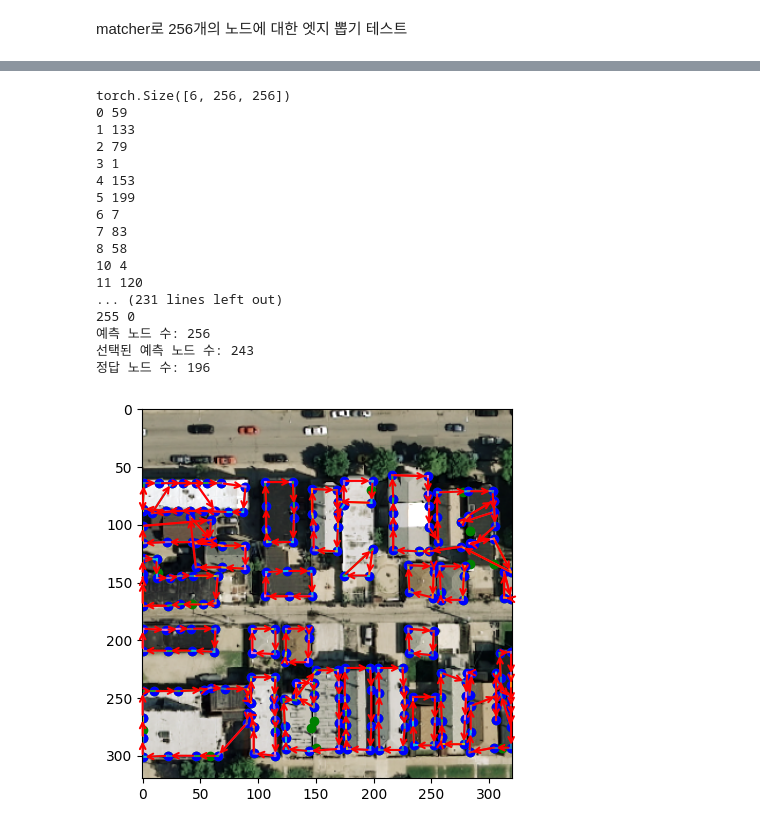
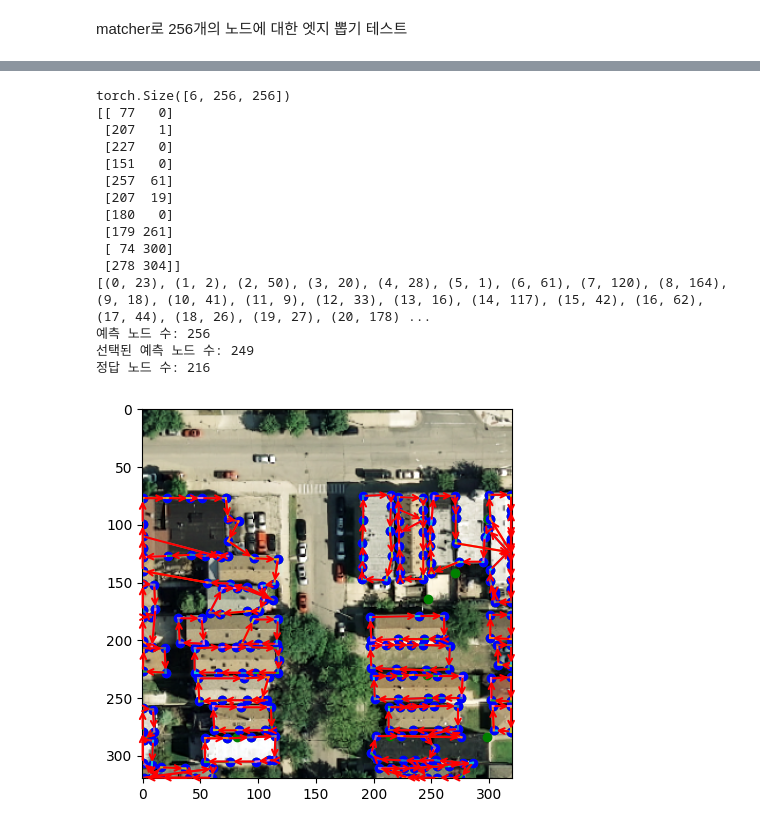
Before and after one commit to tmits37/relationformer, a Jupyter notebook: test_inference_TopDiG.ipynb, the cells around one changed output, grey strips where cells are left out. Drawn from its saved outputs; the diff is of its cells as text; code cells hidden in the pictures.

```diff
--- a/test_inference_TopDiG.ipynb
+++ b/test_inference_TopDiG.ipynb
@@ -256,11 +298,13 @@ torch.Size([6, 3, 300, 300])
 TopDiG, 백본 ckpt 불러오기
 # %%
 config_file = "/nas/tsgil/TopDiG_train/runs/baseline_TopDiG_train_epoch20_sinkhorn_diag_10/config.yaml"
+# config_file = "/nas/tsgil/relationformer/configs/TopDiG_train.yaml"
 config_file2 = "configs/inria_pretrain.yaml"
 ckpt_backbone_path = "/nas/tsgil/gil/picked_backbone/epochs_130_5e-6.pth"
 # ckpt_path = "/nas/tsgil/relationformer/work_dirs/TopDiG_train/runs/baseline_TopDiG_train_epoch20_weighted_ce_10/models/epochs_20.pth"
+ckpt_path = "/nas/tsgil/TopDiG_train/runs/baseline_TopDiG_train_epoch20_sinkhorn_diag_10/models/epochs_20.pth"
 # ckpt_path = "/nas/tsgil/relationformer/work_dirs/TopDiG_train/runs/baseline_TopDiG_train_epoch20_diag_weight_10/models/epochs_20.pth"
-ckpt_path = "/nas/tsgil/TopDiG_train/runs/baseline_TopDiG_train_epoch20_sinkhorn_diag_10/models/epochs_4.pth"
+# ckpt_path = "/nas/tsgil/TopDiG_train/runs/baseline_TopDiG_train_epoch20_sinkhorn_diag_10/models/epochs_4.pth"
 
 with open(config_file) as f:
     config = yaml.load(f, Loader=yaml.FullLoader)
@@ -276,24 +320,6 @@ checkpoint = torch.load(ckpt_backbone_path, map_location='cpu')
 print(checkpoint['model_state_dict'].keys())
 print(model.state_dict().keys())
 
-# 파라미터 동일한지 판별
-# test = True
-# for key in checkpoint['model_state_dict'].keys():
-#     if not torch.equal(model.state_dict()[f'backbone.{key}'],checkpoint['model_state_dict'][key]):
-#         print('N')
-#         test = False
-# print(test)
-# test = True
-# for key in checkpoint['model_state_dict'].keys():
-#     if not torch.equal(model.backbone.state_dict()[key],checkpoint['model_state_dict'][key]):
-#         print('N')
-#         test = False
-# print(test)
-# if torch.equal(model.state_dict()['backbone.encoder.RRCNN1.RCNN.0.conv.0.weight'], checkpoint['model_state_dict']['encoder.RRCNN1.RCNN.0.conv.0.weight']):
-#     print('Y')
-# if torch.equal(model.backbone.state_dict()['encoder.RRCNN1.RCNN.0.conv.0.weight'], checkpoint['model_state_dict']['encoder.RRCNN1.RCNN.0.conv.0.weight']):
-#     print('Y')
-
 checkpoint2 = torch.load(ckpt_path, map_location='cpu')
 missing_keys, unexpected_keys = model.load_state_dict(checkpoint2['model_state_dict'], strict=False) # 여기서 TopDiG 학습한 체크포인트 로드
 unexpected_keys = [k for k in unexpected_keys if not (k.endswith('total_params') or k.endswith('total_ops'))]
@@ -317,5 +343,7 @@ with torch.no_grad():
     out = model(images)
 scores1, scores2 = out['scores1'], out['scores2']
 htm_TopDiG, nms_TopDiG = out['pred_heatmaps'], (out['pred_nodes']*320)
+nms_TopDiG = nms_TopDiG.type(torch.int)
 print(htm_TopDiG[1].unique())
+print(nms_TopDiG[1])
 # %% [output]
@@ -367,8 +410,6 @@ tensor([-12.7854, -12.3932, -12.2332,  ...,  -0.5824,  -0.4854,  -0.1582],
        device='cuda:0')
 # %%
-idx_of_batch = 5
-
-
+idx_of_batch = 1
 
 scores = scores1.sigmoid() + scores2.transpose(1,2).sigmoid()
 # # scores = scores1 + scores2
@@ -381,51 +422,50 @@ permu = scores_to_permutations(scores)
 print(permu.shape)
 mat = permu[idx_of_batch].numpy()
 edges = []
 for i in range(len(mat)):
     for j in range(len(mat)):
         if mat[i][j] == 1:
             if i != j:
-                print(i, j)
+                # print(i, j)
                 edges.append((i,j))
-nodes = nms_TopDiG[1].detach().cpu().numpy()
+nodes = nms_TopDiG.detach().cpu().numpy()
 image = images[idx_of_batch].detach().cpu().numpy().transpose(1,2,0)
 nodes = nodes[idx_of_batch]
-# print(nodes)
+print(nodes[:10])
+print(edges)
 
 print("예측 노드 수:", len(nodes))
 print("선택된 예측 노드 수:", len(edges))
 print("정답 노드 수:", len(data[2][1].detach().cpu().numpy()))
 
 # Visualize
 plt.imshow(min_max_normalize(image, 0.5))
 plt.scatter(nodes[:,1], nodes[:,0], color='g')
 for x, _ in edges:
     plt.scatter(nodes[x][1], nodes[x][0], color='b')
 for e in edges:
     connect = np.stack([nodes[e[0]], nodes[e[1]]], axis=0)
     plt.plot(connect[:,1], connect[:,0])
     plt.annotate("", xy=nodes[e[0]][::-1], xytext=nodes[e[1]][::-1],
                 arrowprops=dict(arrowstyle="->", lw=1.5, color='r'))
 
 plt.show()
 # %% [output]
 torch.Size([6, 256, 256])
-0 59
-1 133
-2 79
-3 1
-4 153
-5 199
-6 7
-7 83
-8 58
-10 4
-11 120
-... (231 lines left out)
-255 0
+[[ 77   0]
+ [207   1]
+ [227   0]
+ [151   0]
+ [257  61]
+ [207  19]
+ [180   0]
+ [179 261]
+ [ 74 300]
+ [278 304]]
+[(0, 23), (1, 2), (2, 50), (3, 20), (4, 28), (5, 1), (6, 61), (7, 120), (8, 164), (9, 18), (10, 41), (11, 9), (12, 33), (13, 16), (14, 117), (15, 42), (16, 62), (17, 44), (18, 26), (19, 27), (20, 178) ...
 예측 노드 수: 256
-선택된 예측 노드 수: 243
-정답 노드 수: 196
+선택된 예측 노드 수: 249
+정답 노드 수: 216
-[figure, old version]
+[figure, new version]
 # %%
 plt.imshow(scores1[1].sigmoid().cpu().numpy())
```
Also changed, not shown: parts of 19 cells of this notebook, 2 other files.
